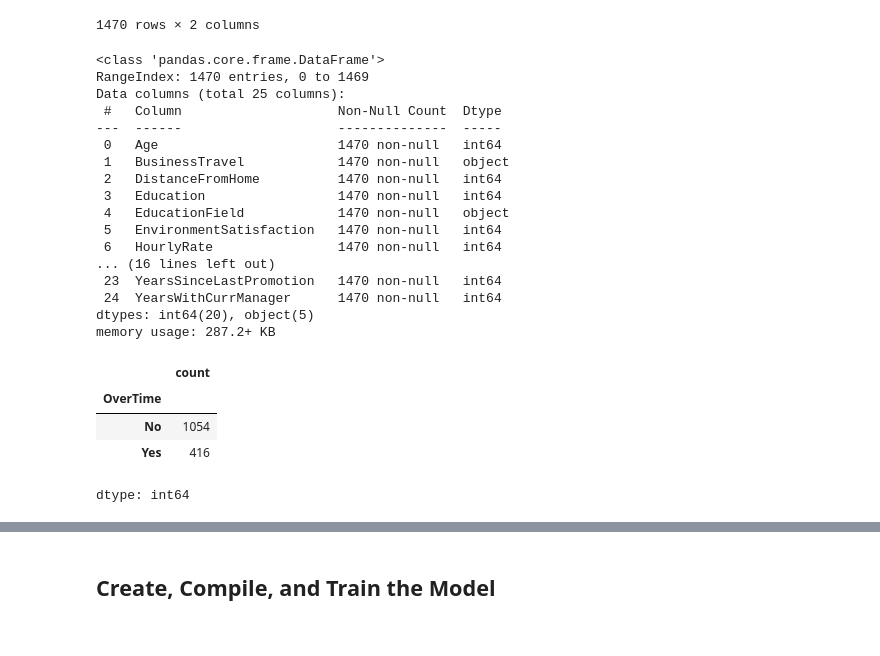
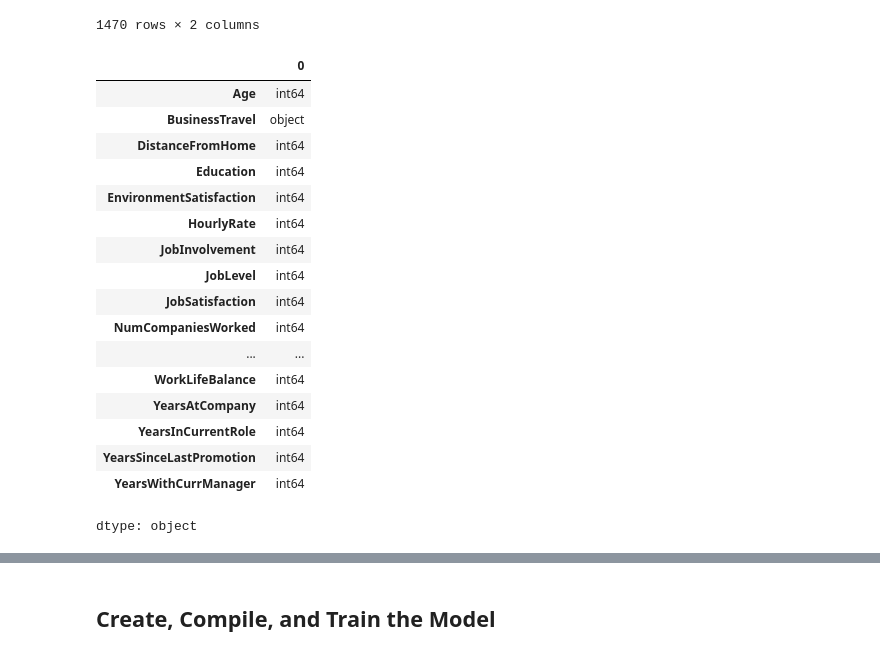
Before and after one commit to vaughanroberts13/neural-network-challenge-2, a Jupyter notebook: M19_Starter_Code/attritionVRO.ipynb, the cells around one changed output, grey strips where cells are left out. Saved outputs shown, nothing was run; the diff lists cells and outputs as text; code cells hidden in the pictures.

```diff
--- a/M19_Starter_Code/attritionVRO.ipynb
+++ b/M19_Starter_Code/attritionVRO.ipynb
@@ -136,43 +155,55 @@ y
 1470 rows × 2 columns
 # %%
 # Create a list of at least 10 column names to use as X data
-X_df = attrition_df[['Age', 'BusinessTravel', 'DistanceFromHome','Education', 'EducationField',
-                     'EnvironmentSatisfaction', 'HourlyRate','JobInvolvement', 'JobLevel', 'JobRole',
-                     'JobSatisfaction','MaritalStatus', 'NumCompaniesWorked', 'OverTime', 'PercentSalaryHike',
-                     'PerformanceRating', 'RelationshipSatisfaction', 'StockOptionLevel', 'TotalWorkingYears',
-                     'TrainingTimesLastYear', 'WorkLifeBalance','YearsAtCompany', 'YearsInCurrentRole',
-                     'YearsSinceLastPromotion','YearsWithCurrManager']]
+
+selected_columns_df = ['Age',
+                     'BusinessTravel',
+                     'DistanceFromHome',
+                     'Education',
+                     'EnvironmentSatisfaction',
+                     'HourlyRate',
+                     'JobInvolvement',
+                     'JobLevel', 'JobSatisfaction',
+                     'NumCompaniesWorked',
+                     'OverTime',
+                     'PercentSalaryHike',
+                     'PerformanceRating',
+                     'RelationshipSatisfaction',
+                     'StockOptionLevel',
+                     'TotalWorkingYears',
+                     'TrainingTimesLastYear',
+                     'WorkLifeBalance',
+                     'YearsAtCompany',
+                     'YearsInCurrentRole',
+                     'YearsSinceLastPromotion',
+                     'YearsWithCurrManager']
 
 
 # Create X_df using your selected columns
+X_df = attrition_df[selected_columns_df]
 
+# Display the first few rows of X_df
+X_df.head()
 
 # Show the data types for X_df
-X_df.info()
+X_df.dtypes
 # %% [output]
+|  | 0 |
+| Age | int64 |
+| BusinessTravel | object |
+| DistanceFromHome | int64 |
+| Education | int64 |
+| EnvironmentSatisfaction | int64 |
+| HourlyRate | int64 |
+| JobInvolvement | int64 |
+| JobLevel | int64 |
+| JobSatisfaction | int64 |
+| NumCompaniesWorked | int64 |
+| ... | ... |
+| WorkLifeBalance | int64 |
+| YearsAtCompany | int64 |
+| YearsInCurrentRole | int64 |
+| YearsSinceLastPromotion | int64 |
+| YearsWithCurrManager | int64 |
-<class 'pandas.core.frame.DataFrame'>
-RangeIndex: 1470 entries, 0 to 1469
-Data columns (total 25 columns):
- #   Column                    Non-Null Count  Dtype
----  ------                    --------------  -----
- 0   Age                       1470 non-null   int64
- 1   BusinessTravel            1470 non-null   object
- 2   DistanceFromHome          1470 non-null   int64
- 3   Education                 1470 non-null   int64
- 4   EducationField            1470 non-null   object
- 5   EnvironmentSatisfaction   1470 non-null   int64
- 6   HourlyRate                1470 non-null   int64
-... (16 lines left out)
- 23  YearsSinceLastPromotion   1470 non-null   int64
- 24  YearsWithCurrManager      1470 non-null   int64
-dtypes: int64(20), object(5)
-memory usage: 287.2+ KB
+dtype: object
-# %%
-X_df["OverTime"].value_counts()
-# %% [output]
-|  | count |
-| OverTime |  |
-| No | 1054 |
-| Yes | 416 |
-dtype: int64
 # %%
```
Also changed, not shown: parts of 24 cells of this notebook, 1 other file.
